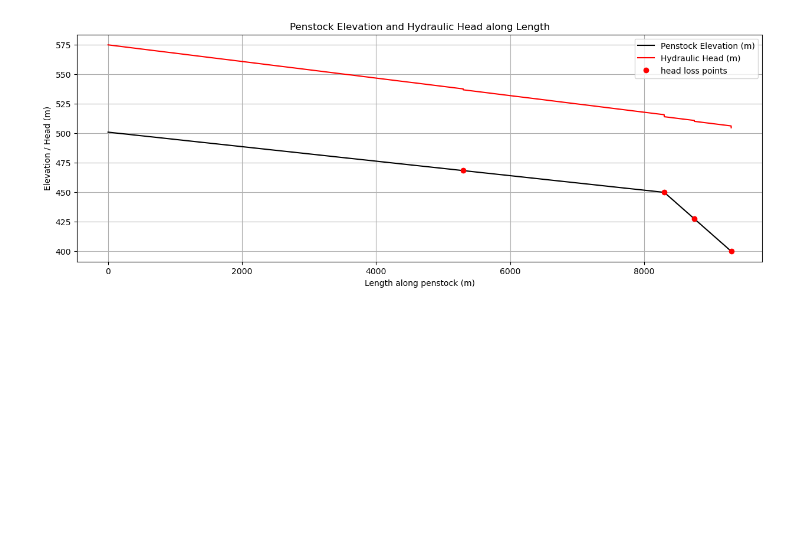
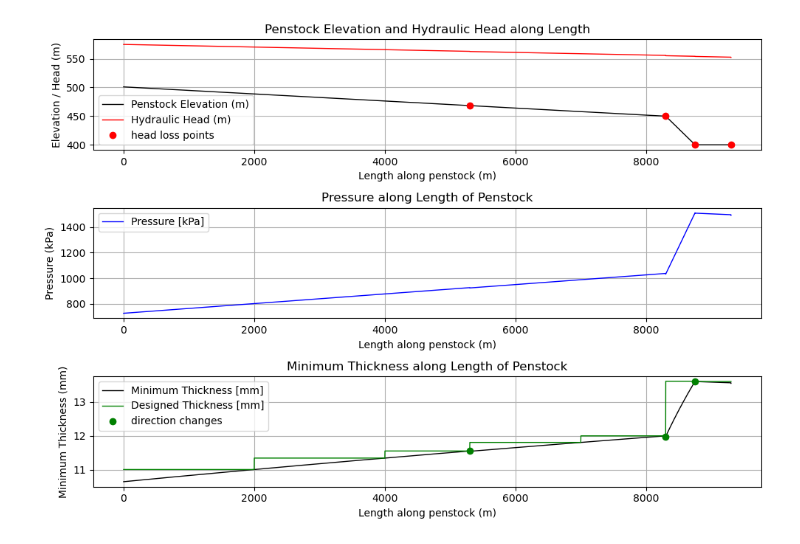
Before and after one commit to maxblw/CIEM4301_dam_design, a Jupyter notebook: Penstock_Design/Dimensioning.ipynb, the cells around one changed output. Cells and saved outputs as stored; diff of their text form; code cells hidden in the pictures; blank space fills up the shorter version.

Commit message:
finished penstock dimensioning

```diff
--- a/Penstock_Design/Dimensioning.ipynb
+++ b/Penstock_Design/Dimensioning.ipynb
@@ -55,7 +56,7 @@ def penstock_costs(D, l_total, n):
     return cost_eur
 
 def head_loss_cost(Q, h_f):
-    hours_per_year=6000
+    hours_per_year=24*365*0.8
     electricity_price_eur_per_kwh=0.20
     eta = 0.85
     rho = 1000  # kg/m³
@@ -68,7 +69,7 @@ def head_loss_cost(Q, h_f):
     energy_kwh = (power_watts / 1000) * hours_per_year * 50
 
     # Cost
-    cost_eur = energy_kwh * electricity_price_eur_per_kwh / 10**11
+    cost_eur = energy_kwh * electricity_price_eur_per_kwh / 10**8
 
     return cost_eur
 
@@ -129,6 +134,6 @@ total headloss cost for n=4 at D=1.13 m: €1.64 million
 # %%
-n = 1
-D = np.linspace(1.1, 2.5, 100)
+n = 4
+D = np.linspace(2.2, 3.3, 100)
 fig, ax = plt.subplots(figsize=(10,7))
 penstock_costs_tot = penstock_costs(D, l_total, n)
 head_losses = penstock_head_loss(D, Q, l_total, n)
@@ -138,20 +143,24 @@ total = penstock_costs_tot + head_loss_costs_tot
 C_min_index = np.argmin(total)
 C_min = total[C_min_index]
 D_min = D[C_min_index]
+V_pipe = Q/n/(np.pi * (D_min/2)**2)
 
 ax.plot(D, penstock_costs_tot, linestyle='-', label='Penstock costs', color='blue')
 ax.plot(D, head_loss_costs_tot, linestyle='-', label='Head loss costs', color='red')
 ax.plot(D, total, linestyle='-', label='Total costs', color='black')
 ax.vlines(D_min,0, total.max()*1.05, color='black', linestyle='--', label=f'Minimum at D={D_min:.2f} m', lw = 1)
 
-ax.grid()
-ax.set_ylabel('Cost penstock (million EUR)')
+# ax.grid()
+ax.set_ylabel('Cost (million EUR)')
 ax.set_xlabel('Diameter penstock (m)')
-ax.set_title('Penstock costs vs Diameter for n=1')
+ax.set_title('Penstock costs vs Diameter for n=4')
 ax.legend()
 ax.set_xlim(D.min(), D.max())
 ax.set_ylim(0, total.max()*1.05)
 
 print(f"final diameter penstock: {D_min:.2f} m")
 print(f"minimal thickness penstock: {(D_min/400) + 0.002:.3f} m")
+print(f"velocity in penstock: {V_pipe:.2f} m/s")
+
+plt.savefig("..\\figures\\penstock_costs_vs_diameter_n4.png", dpi=300)
 # %% [output]
@@ -205,17 +235,40 @@ exit losses: 1.54 m
 # %%
-fig, ax = plt.subplots(figsize=(15, 5))
-ax.plot(x, elev_penstock, label='Penstock Elevation (m)', color='black')
-ax.plot(x, head_f, label='Hydraulic Head (m)', color='red')
-ax.set_xlabel('Length along penstock (m)')
-ax.set_ylabel('Elevation / Head (m)')
-ax.set_title('Penstock Elevation and Hydraulic Head along Length')
+fig, axes = plt.subplots(3, figsize=(10, 7), layout='tight')
+axes[0].plot(x, elev_penstock, label='Penstock Elevation (m)', color='black', lw=1)
+axes[0].plot(x, head_f, label='Hydraulic Head (m)', color='red', lw = 1)
+axes[0].set_xlabel('Length along penstock (m)')
+axes[0].set_ylabel('Elevation / Head (m)')
+axes[0].set_title('Penstock Elevation and Hydraulic Head along Length')
 
-ax.plot(x_bend1, elev_penstock[np.argmin(np.abs(x - x_bend1))], 'o', color='red', label='head loss points')
-ax.plot(x_bend2, elev_penstock[np.argmin(np.abs(x - x_bend2))], 'o', color='red')
-ax.plot(l_surge, elev_penstock[np.argmin(np.abs(x - l_surge))], 'o', color='red')
-ax.plot(l_total, elev_penstock[-1], 'o', color='red')
+axes[0].plot(x_bend1, elev_penstock[np.argmin(np.abs(x - x_bend1))], 'o', color='red', label='head loss points')
+axes[0].plot(x_bend2, elev_penstock[np.argmin(np.abs(x - x_bend2))], 'o', color='red')
+axes[0].plot(l_surge, elev_penstock[np.argmin(np.abs(x - l_surge))], 'o', color='red')
+axes[0].plot(l_total, elev_penstock[-1], 'o', color='red')
 
-ax.legend()
-ax.grid()
+axes[0].legend()
+axes[0].grid()
+
+axes[1].plot(x, p, label='Pressure [kPa]', color='blue', lw=1)
+axes[1].set_xlabel('Length along penstock (m)')
+axes[1].set_ylabel('Pressure (kPa)')
+axes[1].set_title('Pressure along Length of Penstock')
+axes[1].legend()
+axes[1].grid()
+
+axes[2].plot(x, tmin*1000, label='Minimum Thickness [mm]', color='black', linestyle='-', lw=1)
+axes[2].plot(x, tdes*1000, label='Designed Thickness [mm]', color='green', linestyle='-', lw=1)
+axes[2].set_xlabel('Length along penstock (m)')
+axes[2].set_ylabel('Minimum Thickness (mm)')
+axes[2].set_title('Minimum Thickness along Length of Penstock')
+axes[2].legend()
+axes[2].grid()
+
+axes[2].plot(x_bend1, tmin[np.argmin(np.abs(x - x_bend1))]*1000, 'o', color='green', label='direction changes')
+axes[2].plot(x_bend2, tmin[np.argmin(np.abs(x - x_bend2))]*1000, 'o', color='green')
+axes[2].plot(l_surge, tmin[np.argmin(np.abs(x - l_surge))]*1000, 'o', color='green')
+
+axes[2].legend()
+
+plt.savefig('..\\figures\\Penstock_Design.png', dpi=300)
 # %% [output]
-[figure, old version]
+[figure, new version]
```
Also changed, not shown: parts of 7 cells of this notebook, 3 other files.
